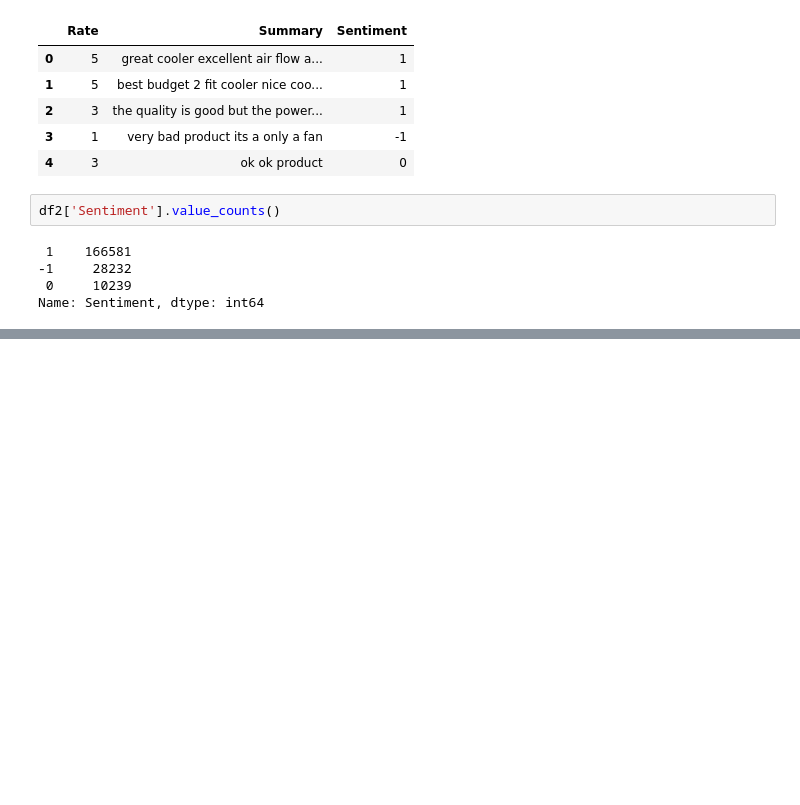
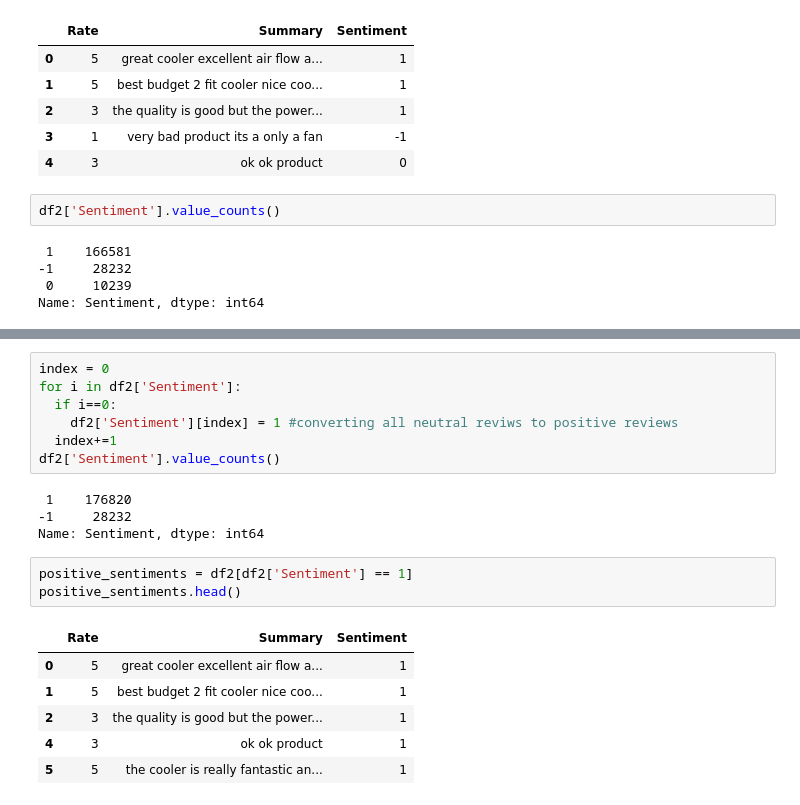
Before and after one commit to spathakk21/ARIES_review_classifier_, a Jupyter notebook: review_classsifier.ipynb, the cells around one changed output, grey strips where cells are left out. Drawn from its saved outputs; the diff is of its cells as text; blank space fills up the shorter version.

```diff
--- a/review_classsifier.ipynb
+++ b/review_classsifier.ipynb
@@ -183,0 +198,21 @@ Name: Sentiment, dtype: int64
+# %%
+index = 0
+for i in df2['Sentiment']:
+  if i==0:
+    df2['Sentiment'][index] = 1 #converting all neutral reviws to positive reviews
+  index+=1
+df2['Sentiment'].value_counts()
+# %% [output]
+ 1    176820
+-1     28232
+Name: Sentiment, dtype: int64
+# %%
+positive_sentiments = df2[df2['Sentiment'] == 1]
+positive_sentiments.head()
+# %% [output]
+|  | Rate | Summary | Sentiment |
+| 0 | 5 | great cooler excellent air flow a... | 1 |
+| 1 | 5 | best budget 2 fit cooler nice coo... | 1 |
+| 2 | 3 | the quality is good but the power... | 1 |
+| 4 | 3 | ok ok product | 1 |
+| 5 | 5 | the cooler is really fantastic an... | 1 |
```
Also changed, not shown: parts of 13 cells of this notebook.
